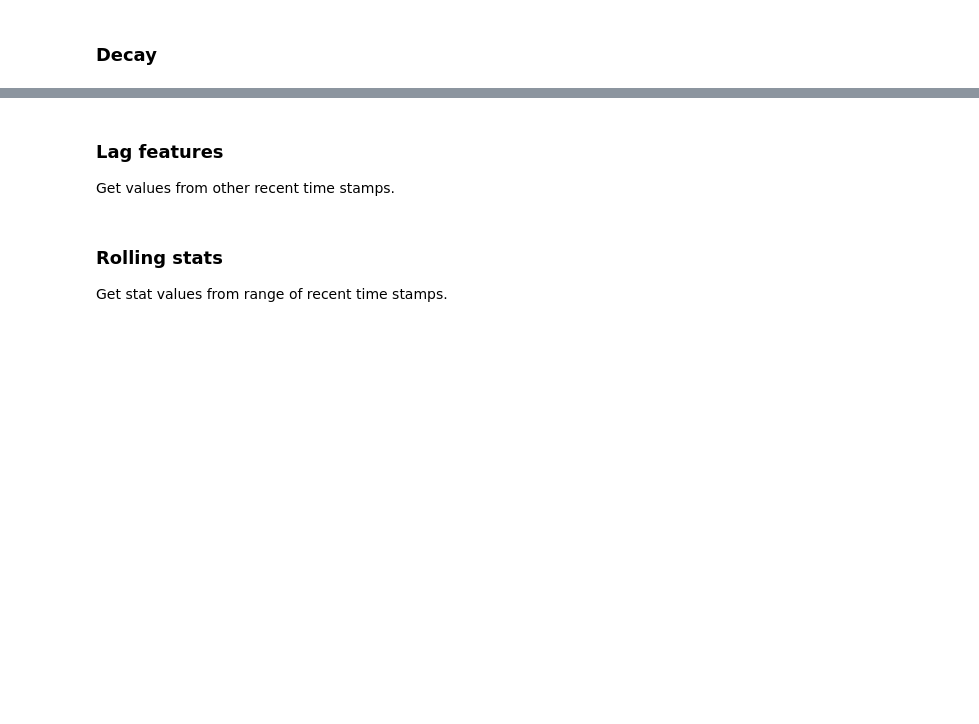
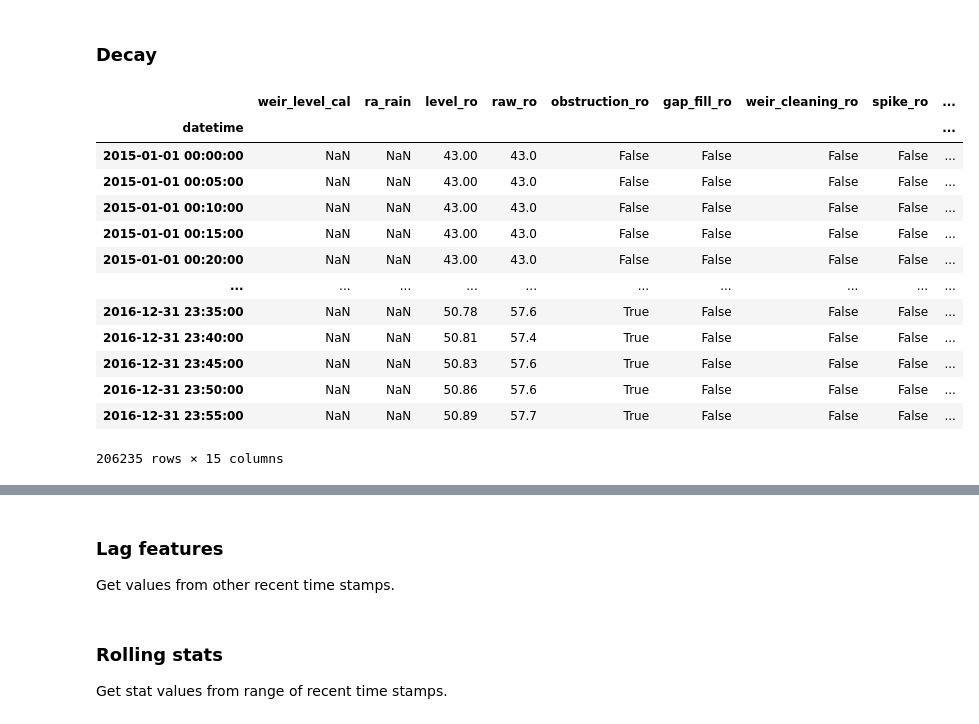
Before and after one commit to gmcginnis/info-698-capstone, a Jupyter notebook: 02_split.ipynb, the cells around one changed output, grey strips where cells are left out. Saved outputs shown, nothing was run; the diff lists cells and outputs as text; code cells hidden in the pictures; blank space fills up the shorter version.

```diff
--- a/02_split.ipynb
+++ b/02_split.ipynb
@@ -148,6 +153,7 @@ Keep track of cumulative rainfall during a specific event.
 # %%
 # Create index of instances where there is a data point
 rain_event = data_water['ra_rain'].isnull()
+rain_event = (data_water['ra_rain'].isnull() & ((data_water['minsince_ra_rain'] >= 5.0) & (data_water['minsince_ra_rain'] != 0)))
 # Create groupings based on most recent instance
 rain_event_id = rain_event.cumsum()
 # Create new column to count number of records since the point
@@ -160,4 +166,4 @@ rain_event_id = rain_event.cumsum()
 # water_mini.info()
 data_water['eventsum_ra_rain'] = data_water.groupby(rain_event_id)['ra_rain'].cumsum()
 
-# del rain_event, rain_event_id
+del rain_event, rain_event_id
@@ -237,23 +264,44 @@ water_mini
 # %%
 def decay_feat(input_df, input_col, input_dec_rate = -0.1):
     output_df = input_df.copy()
-    output_df = since_feat(input_df = output_df, input_col = input_col)
+    # output_df = since_feat(input_df = output_df, input_col = input_col)
+    # if f"since_{input_col}" not in output_df.columns:
+    #     output_df
 
-    output_df[f"decayrate{input_dec_rate}_{input_col}"] = np.exp(input_dec_rate*output_df[input_col])
+    output_df[f"decayrate{input_dec_rate}_{input_col}"] = np.exp(input_dec_rate * output_df[f"minsince_{input_col}"])
+    output_df[f"ffill_{input_col}"] = output_df[input_col].ffill()
+    output_df[f"decay{input_dec_rate}_{input_col}"] = (output_df[f"ffill_{input_col}"] * output_df[f"decayrate{input_dec_rate}_{input_col}"])
 
     return output_df
 
-water_m = united_water[['raw_ro', 'level_ro', 'ra_rain', 'obstruction_ro']]
+# water_m = united_water[['raw_ro', 'level_ro', 'ra_rain', 'obstruction_ro']]
 
-null_mask = water_m['ra_rain'].isnull()
-g_id_event = null_mask.cumsum()
-water_m['r_event_sum'] = water_m.groupby(g_id_event)['ra_rain'].cumsum()
+# null_mask = water_m['ra_rain'].isnull()
+# g_id_event = null_mask.cumsum()
+# water_m['r_event_sum'] = water_m.groupby(g_id_event)['ra_rain'].cumsum()
 
-is_rain = water_m['ra_rain'].notna()
-g_id = is_rain.cumsum()
-# g_id
-water_m['since_rain'] = water_m.groupby(g_id).cumcount()
-water_m['dec'] = np.exp(-0.1*water_m['since_rain'])
-water_m['rain_fill'] = water_m['r_event_sum'].ffill()
-# data_u['1_shallow_f'] = data_u['1_shallow'].ffill()
-water_m['rain_dec'] = (water_m['rain_fill']*water_m['dec'])
+# is_rain = water_m['ra_rain'].notna()
+# g_id = is_rain.cumsum()
+# # g_id
+# water_m['since_rain'] = water_m.groupby(g_id).cumcount()
+# water_m['dec'] = np.exp(-0.1*water_m['since_rain'])
+# water_m['rain_fill'] = water_m['r_event_sum'].ffill()
+# # data_u['1_shallow_f'] = data_u['1_shallow'].ffill()
+# water_m['rain_dec'] = (water_m['rain_fill']*water_m['dec'])
+# %%
+decay_feat(data_water, 'ra_rain')
+# %% [output]
+|  | weir_level_cal | ra_rain | level_ro | raw_ro | obstruction_ro | gap_fill_ro | weir_cleaning_ro | spike_ro | ... |
+| datetime |  |  |  |  |  |  |  |  | ... |
+| 2015-01-01 00:00:00 | NaN | NaN | 43.00 | 43.0 | False | False | False | False | ... |
+| 2015-01-01 00:05:00 | NaN | NaN | 43.00 | 43.0 | False | False | False | False | ... |
+| 2015-01-01 00:10:00 | NaN | NaN | 43.00 | 43.0 | False | False | False | False | ... |
+| 2015-01-01 00:15:00 | NaN | NaN | 43.00 | 43.0 | False | False | False | False | ... |
+| 2015-01-01 00:20:00 | NaN | NaN | 43.00 | 43.0 | False | False | False | False | ... |
+| ... | ... | ... | ... | ... | ... | ... | ... | ... | ... |
+| 2016-12-31 23:35:00 | NaN | NaN | 50.78 | 57.6 | True | False | False | False | ... |
+| 2016-12-31 23:40:00 | NaN | NaN | 50.81 | 57.4 | True | False | False | False | ... |
+| 2016-12-31 23:45:00 | NaN | NaN | 50.83 | 57.6 | True | False | False | False | ... |
+| 2016-12-31 23:50:00 | NaN | NaN | 50.86 | 57.6 | True | False | False | False | ... |
+| 2016-12-31 23:55:00 | NaN | NaN | 50.89 | 57.7 | True | False | False | False | ... |
+206235 rows × 15 columns
```
Also changed, not shown: parts of 7 cells of this notebook.
